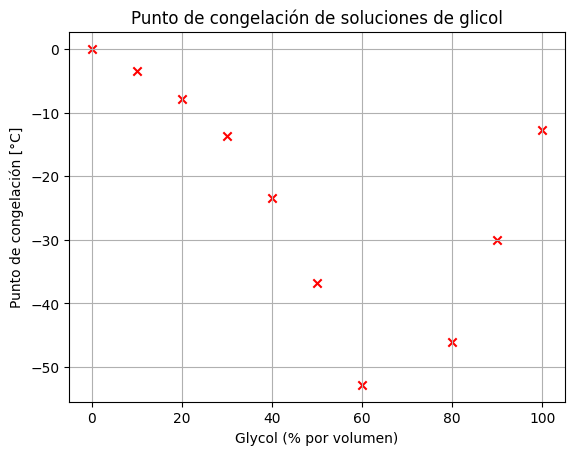
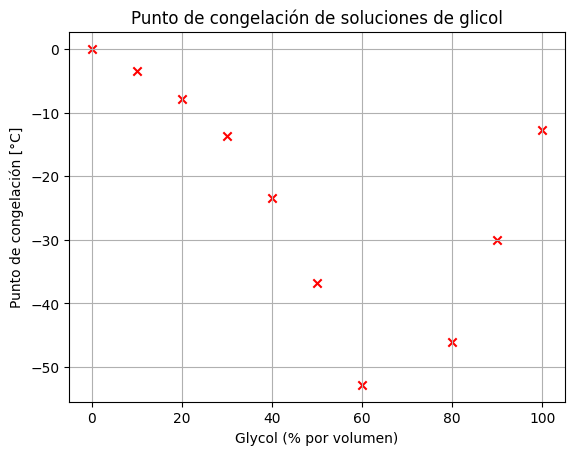
The notebook cell's code change between the first figure and the second:
--- before
+++ after
@@ -2,5 +2,5 @@
 freezing_point = [0, -3.4, -7.9, -13.7, -23.5, -36.8, -52.8, -46., -30., -12.8]
 
-plt.scatter(glicol, freezing_point, marker="x", c="r");
+plt.scatter(glicol, freezing_point, marker="x", c="r")
 plt.grid() # Agrega una grilla
 plt.xlabel("Glycol (% por volumen)")

Commit: refactor: reformat code for readability and update notebook metadata across tutorials